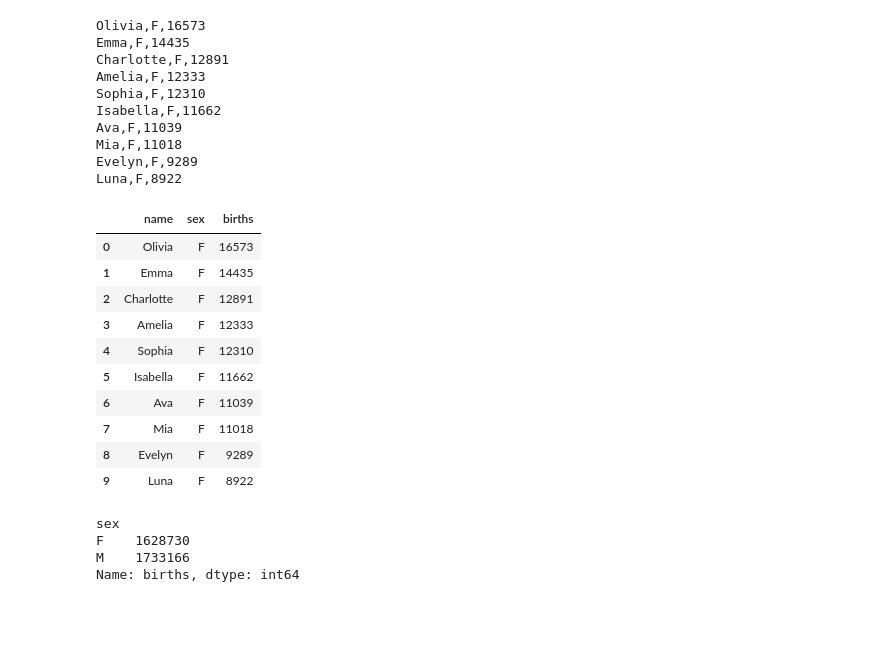
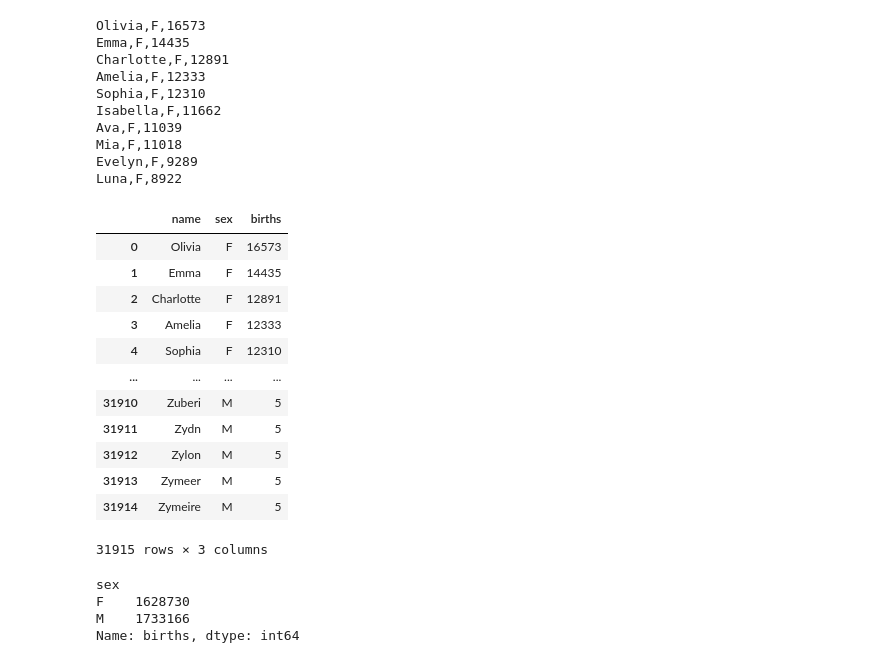
Before and after one commit to azrazainol/DS-Week-15, a Jupyter notebook: Data_Science_Week_15.ipynb, the cells around one changed output. Cells and saved outputs as stored; diff of their text form; code cells hidden in the pictures; blank space fills up the shorter version.

```diff
--- a/Data_Science_Week_15.ipynb
+++ b/Data_Science_Week_15.ipynb
@@ -571,18 +573,23 @@ Evelyn,F,9289
 Luna,F,8922
 # %%
 # Load the yob2022.txt into a DataFrame with pandas.read_csv
+names2022 = pd.read_csv("/content/drive/MyDrive/STQD6014_P137262/names_colab/yob2022.txt",
+                        names = ["name", "sex", "births"])
+names2022
 # %% [output]
 |  | name | sex | births |
 | 0 | Olivia | F | 16573 |
 | 1 | Emma | F | 14435 |
 | 2 | Charlotte | F | 12891 |
 | 3 | Amelia | F | 12333 |
 | 4 | Sophia | F | 12310 |
-| 5 | Isabella | F | 11662 |
-| 6 | Ava | F | 11039 |
-| 7 | Mia | F | 11018 |
-| 8 | Evelyn | F | 9289 |
-| 9 | Luna | F | 8922 |
+| ... | ... | ... | ... |
+| 31910 | Zuberi | M | 5 |
+| 31911 | Zydn | M | 5 |
+| 31912 | Zylon | M | 5 |
+| 31913 | Zymeer | M | 5 |
+| 31914 | Zymeire | M | 5 |
+31915 rows × 3 columns
 # %%
 # Contain only names with at least five occurrences in each year
 # use groupby to calculate sum of Female and Male baby in 2022
```
Also changed, not shown: parts of 7 cells of this notebook.
